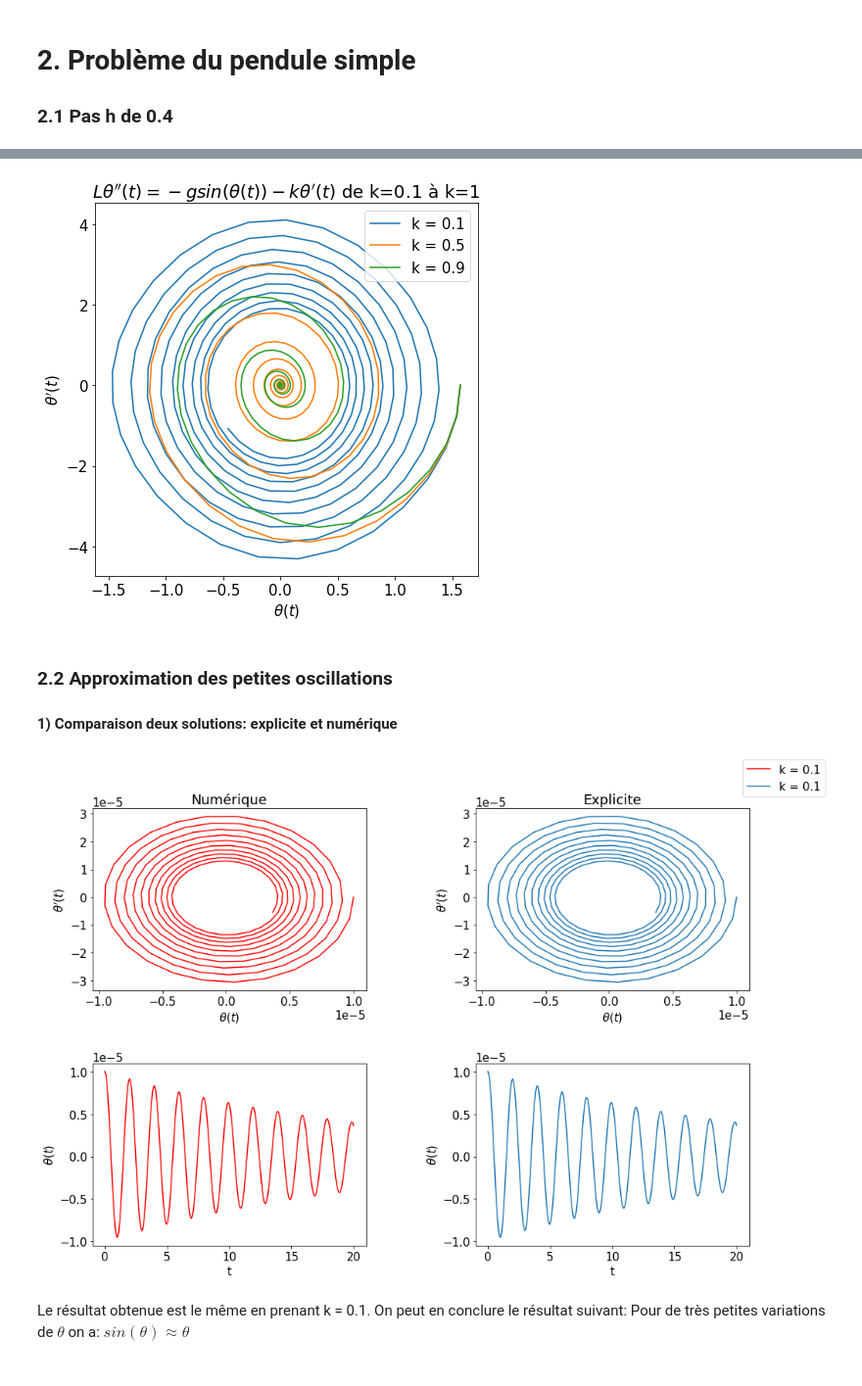
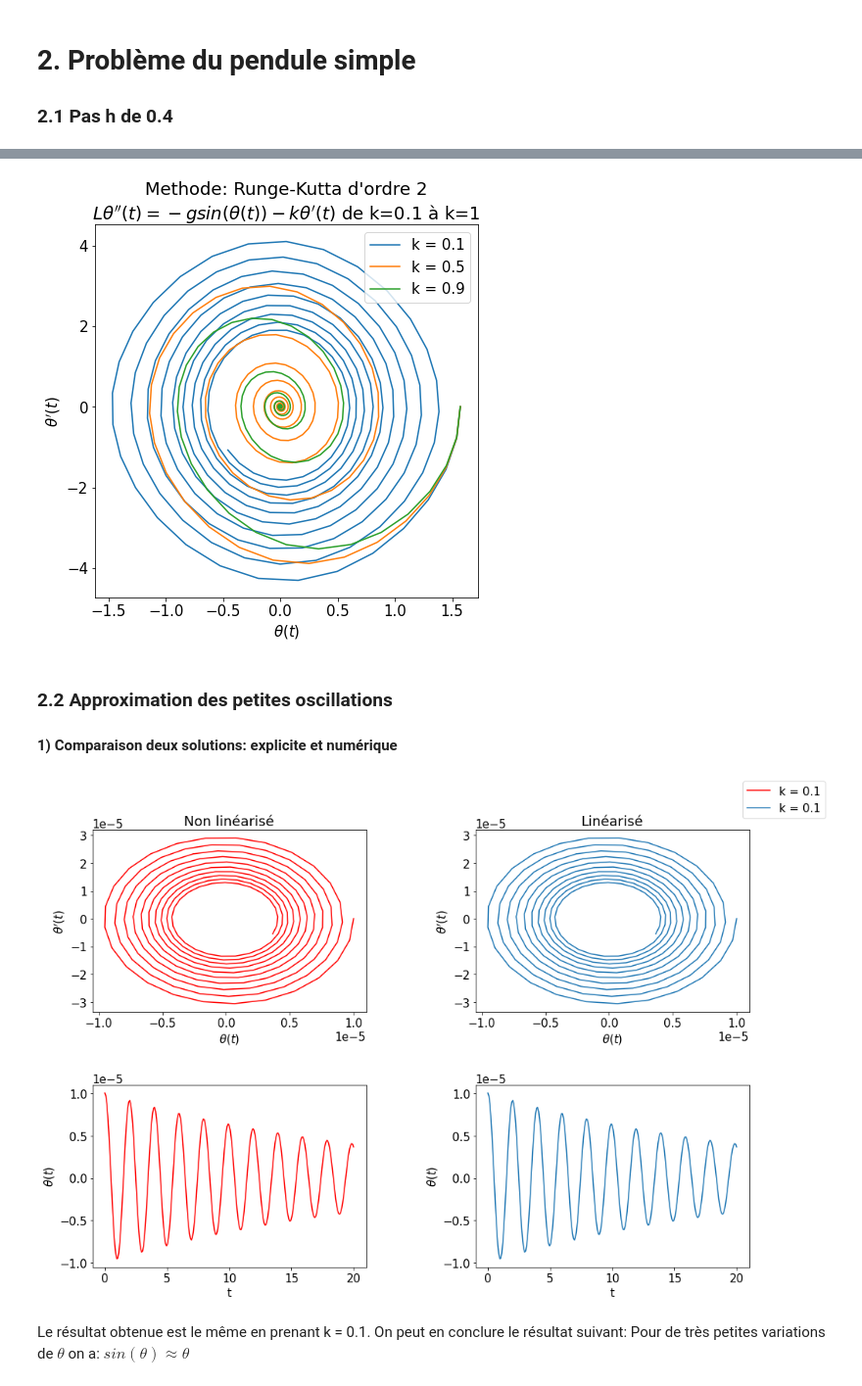
Before and after one commit to PhantHive/edo-curves, a Jupyter notebook: projet.ipynb, the cells around one changed output, grey strips where cells are left out. Shown at 98% size. Saved outputs shown, nothing was run; the diff lists cells and outputs as text; code cells hidden in the pictures.

```diff
--- a/projet.ipynb
+++ b/projet.ipynb
@@ -18,6 +18,9 @@ Création des méthodes Euler explicite et des methodes de Runge-Kutta d'ordre 2
 Création de la classe Resolve pour résoudre l'équation différentielle.
 On utilise la méthode Kutta.
 # %%
+from scipy.integrate import odeint
+
+
 class Resolve:
 
 
@@ -122,6 +125,12 @@ class Resolve:
             Y.append(y_n)
 
         return self.t, np.array(Y)
+
+
+    def edo_solver(self):
+
+        Y = odeint(self.f, self.y0, self.t)
+        return Y
 # %% [markdown]
 ### 1.2 Problème de Cauchy
 
@@ -303,10 +313,11 @@ for k in np.arange(0.1, 1, step):
 plt.ylabel("$\\theta^\prime(t)$")
 plt.xlabel("$\\theta(t)$")
 plt.legend()
-plt.title("$ \\it{L \\theta''(t) = -gsin(\\theta(t)) - k\\theta'(t)} $ de k=0.1 à k=1")
+plt.title("Methode: Runge-Kutta d'ordre 2"
+          "\n$ \\it{L \\theta''(t) = -gsin(\\theta(t)) - k\\theta'(t)} $ de k=0.1 à k=1")
 plt.show()
 # %% [output]
-[figure, old version]
+[figure, new version]
 # %% [markdown]
 ### 2.2 Approximation des petites oscillations
 
@@ -315,36 +326,36 @@ plt.show()
 # %%
 fig, axs = plt.subplots(2, 2)
 fig.set_figwidth(15)
 fig.set_figheight(10)
 
 res = Resolve(1, 0, 20, 250, 0.1, "pendule-2")
 t, Y = res.kutta2()
 axs[0, 0].plot(Y[:, 0], Y[:, 1], label="k = 0.1", color='red')
 axs[1, 0].plot(t, Y[:, 0],  color='red')
 
 res = Resolve(1, 0, 20, 250, 0.1, "pendule-linear")
 t2, Y2 = res.kutta2()
 axs[0, 1].plot(Y2[:, 0], Y2[:, 1], label="k = 0.1")
 axs[1, 1].plot(t2, Y2[:, 0])
 
-axs[0, 0].set(xlabel="$\\theta(t)$", ylabel="$\\theta^\prime(t)$", title="Numérique")
-axs[0, 1].set(xlabel="$\\theta(t)$", ylabel="$\\theta^\prime(t)$", title="Explicite")
+axs[0, 0].set(xlabel="$\\theta(t)$", ylabel="$\\theta^\prime(t)$", title="Non linéarisé")
+axs[0, 1].set(xlabel="$\\theta(t)$", ylabel="$\\theta^\prime(t)$", title="Linéarisé")
 
 axs[1, 0].set(xlabel="t", ylabel="$\\theta(t)$")
 axs[1, 1].set(xlabel="t", ylabel="$\\theta(t)$")
 
 plt.subplots_adjust(left=0.1,
                     bottom=0.1,
                     right=0.9,
                     top=0.9,
                     wspace=0.4,
                     hspace=0.4)
 
 fig.legend()
 
 plt.show()
 # %% [output]
-[figure, old version]
+[figure, new version]
 # %% [markdown]
 Le résultat obtenue est le même en prenant k = 0.1.
 On peut en conclure le résultat suivant:
```
Also changed, not shown: parts of 12 cells of this notebook, 3 other files.
